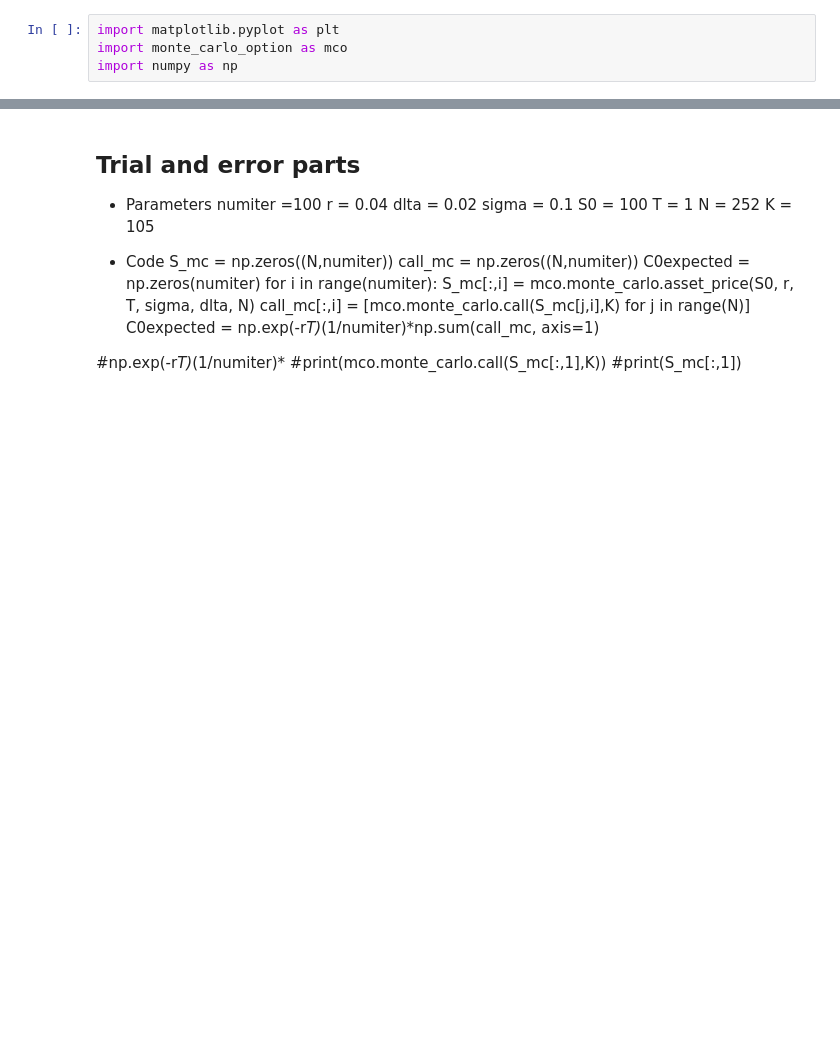
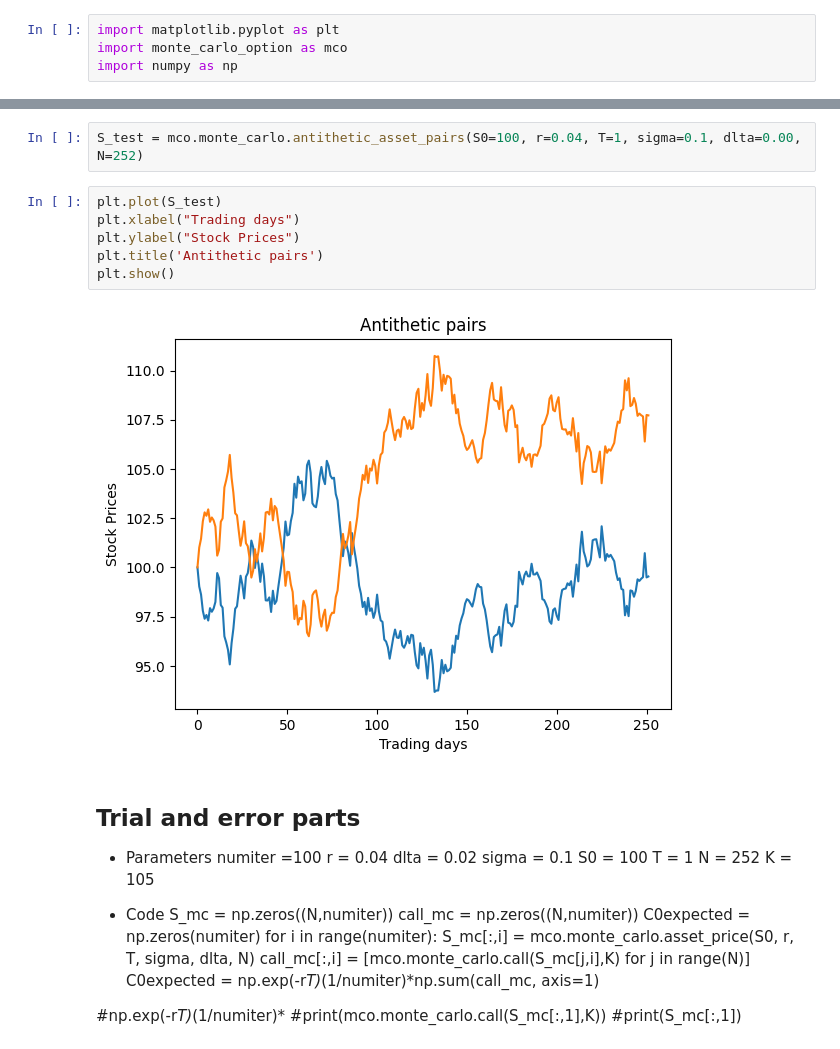
Before and after one commit to aruneshroy91/Implimenting_Derivative_Models_Python, a Jupyter notebook: Monte_carlo_option_pricing.ipynb, the cells around one changed output, grey strips where cells are left out. Saved outputs shown, nothing was run; the diff lists cells and outputs as text; blank space fills up the shorter version.

Commit message:
antithetic

```diff
--- a/Monte_carlo_option_pricing.ipynb
+++ b/Monte_carlo_option_pricing.ipynb
@@ -21,3 +26,13 @@ plt.show()
+# %%
+S_test = mco.monte_carlo.antithetic_asset_pairs(S0=100, r=0.04, T=1, sigma=0.1, dlta=0.00, N=252)
+# %%
+plt.plot(S_test)
+plt.xlabel("Trading days")
+plt.ylabel("Stock Prices")
+plt.title('Antithetic pairs')
+plt.show()
+# %% [output]
+[figure, added]
 # %% [markdown]
 ## Trial and error parts
 * Parameters
```
Also changed, not shown: parts of 3 cells of this notebook, 1 other file.
